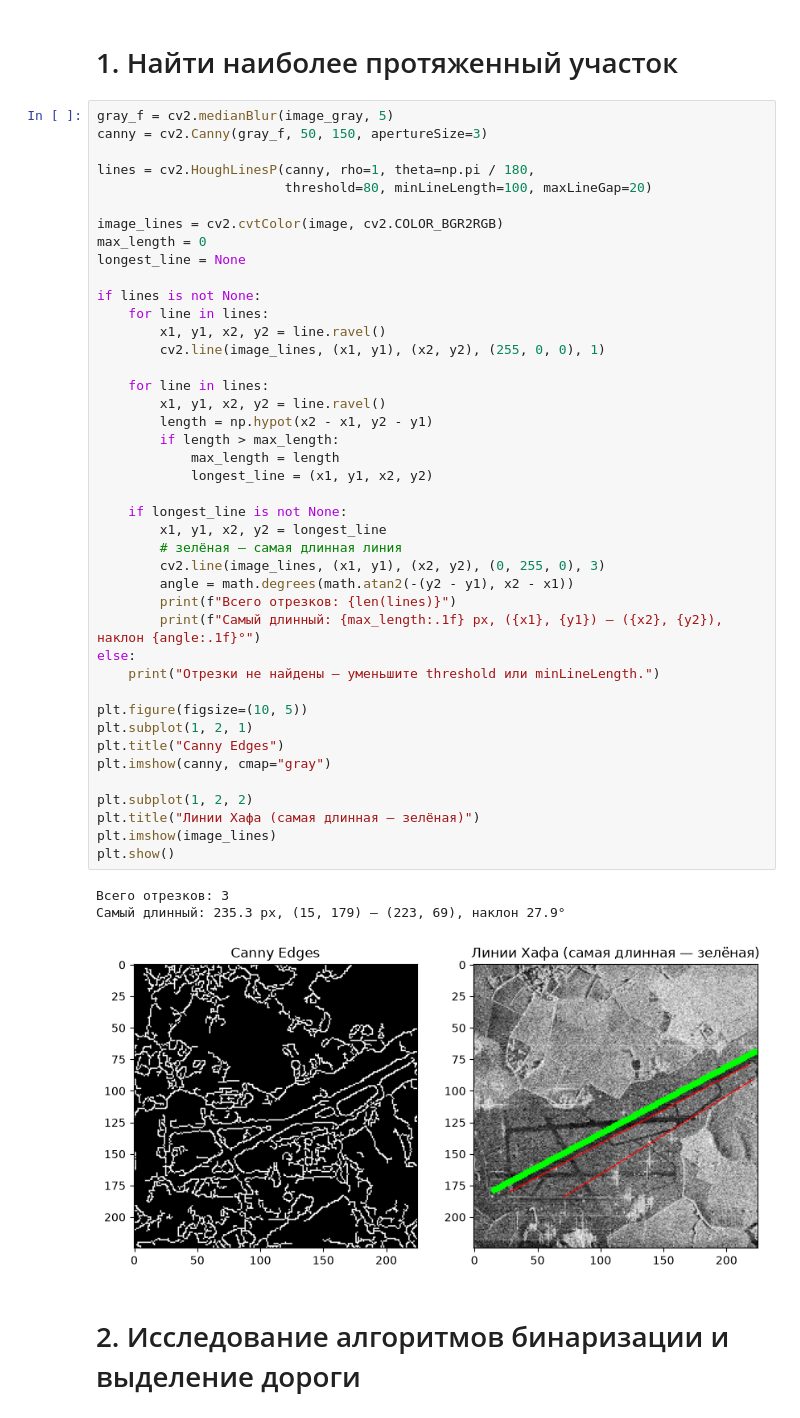
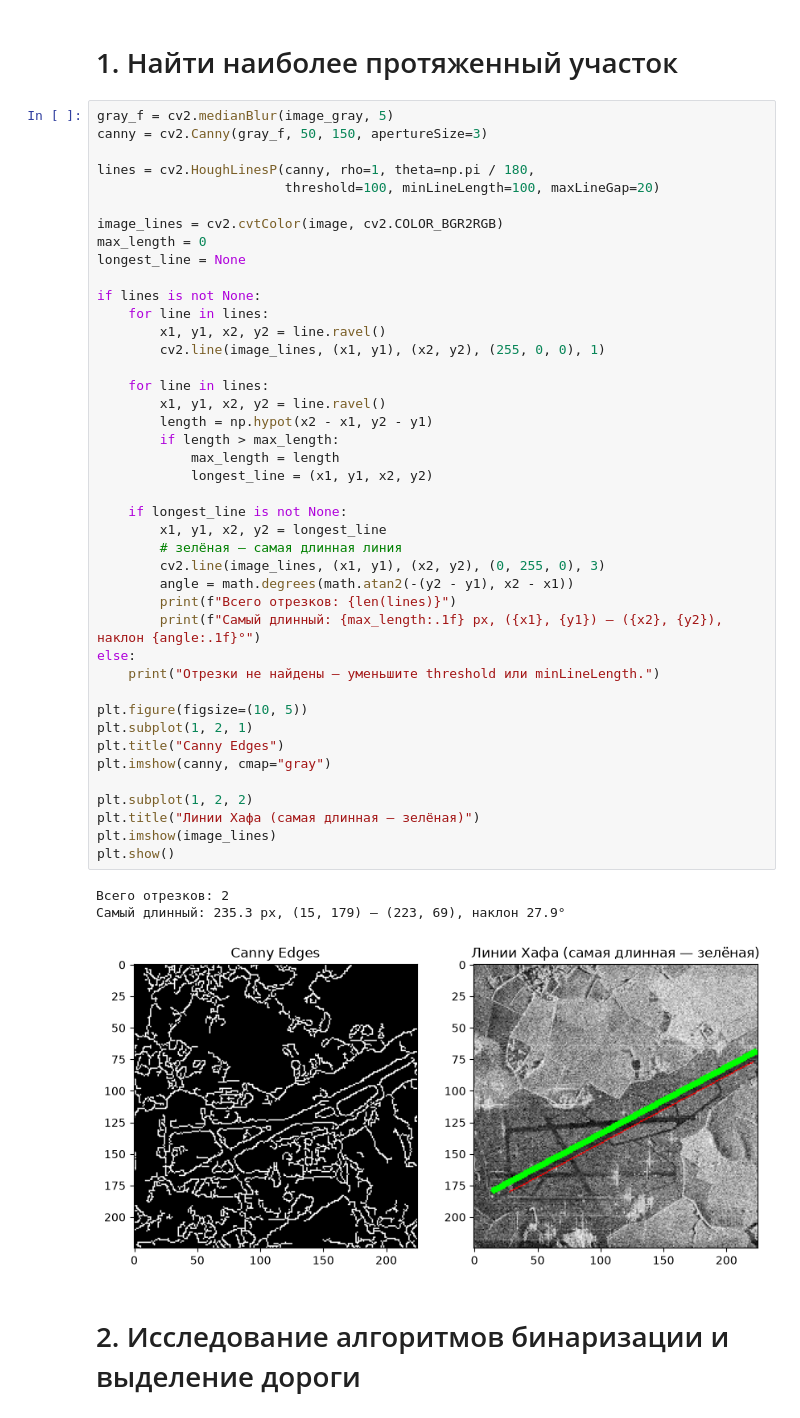
Before and after one commit to IntFxZen/image-processing, a Jupyter notebook: Third lab/Processing.ipynb, the cells around one changed output. Drawn from its saved outputs; the diff is of its cells as text.

Commit message:
fix: update threshold

```diff
--- a/Third lab/Processing.ipynb
+++ b/Third lab/Processing.ipynb
@@ -18,7 +18,7 @@ gray_f = cv2.medianBlur(image_gray, 5)
 canny = cv2.Canny(gray_f, 50, 150, apertureSize=3)
 
 lines = cv2.HoughLinesP(canny, rho=1, theta=np.pi / 180,
-                        threshold=80, minLineLength=100, maxLineGap=20)
+                        threshold=100, minLineLength=100, maxLineGap=20)
 
 image_lines = cv2.cvtColor(image, cv2.COLOR_BGR2RGB)
 max_length = 0
@@ -30,35 +30,35 @@ if lines is not None:
         cv2.line(image_lines, (x1, y1), (x2, y2), (255, 0, 0), 1)
 
     for line in lines:
         x1, y1, x2, y2 = line.ravel()
         length = np.hypot(x2 - x1, y2 - y1)
         if length > max_length:
             max_length = length
             longest_line = (x1, y1, x2, y2)
 
     if longest_line is not None:
         x1, y1, x2, y2 = longest_line
         # зелёная — самая длинная линия
         cv2.line(image_lines, (x1, y1), (x2, y2), (0, 255, 0), 3)
         angle = math.degrees(math.atan2(-(y2 - y1), x2 - x1))
         print(f"Всего отрезков: {len(lines)}")
         print(f"Самый длинный: {max_length:.1f} px, ({x1}, {y1}) — ({x2}, {y2}), наклон {angle:.1f}°")
 else:
     print("Отрезки не найдены — уменьшите threshold или minLineLength.")
 
 plt.figure(figsize=(10, 5))
 plt.subplot(1, 2, 1)
 plt.title("Canny Edges")
 plt.imshow(canny, cmap="gray")
 
 plt.subplot(1, 2, 2)
 plt.title("Линии Хафа (самая длинная — зелёная)")
 plt.imshow(image_lines)
 plt.show()
 # %% [output]
-Всего отрезков: 3
+Всего отрезков: 2
 Самый длинный: 235.3 px, (15, 179) — (223, 69), наклон 27.9°
-[figure, old version]
+[figure, new version]
 # %% [markdown]
 # 2. Исследование алгоритмов бинаризации и выделение дороги
 # %%
```
